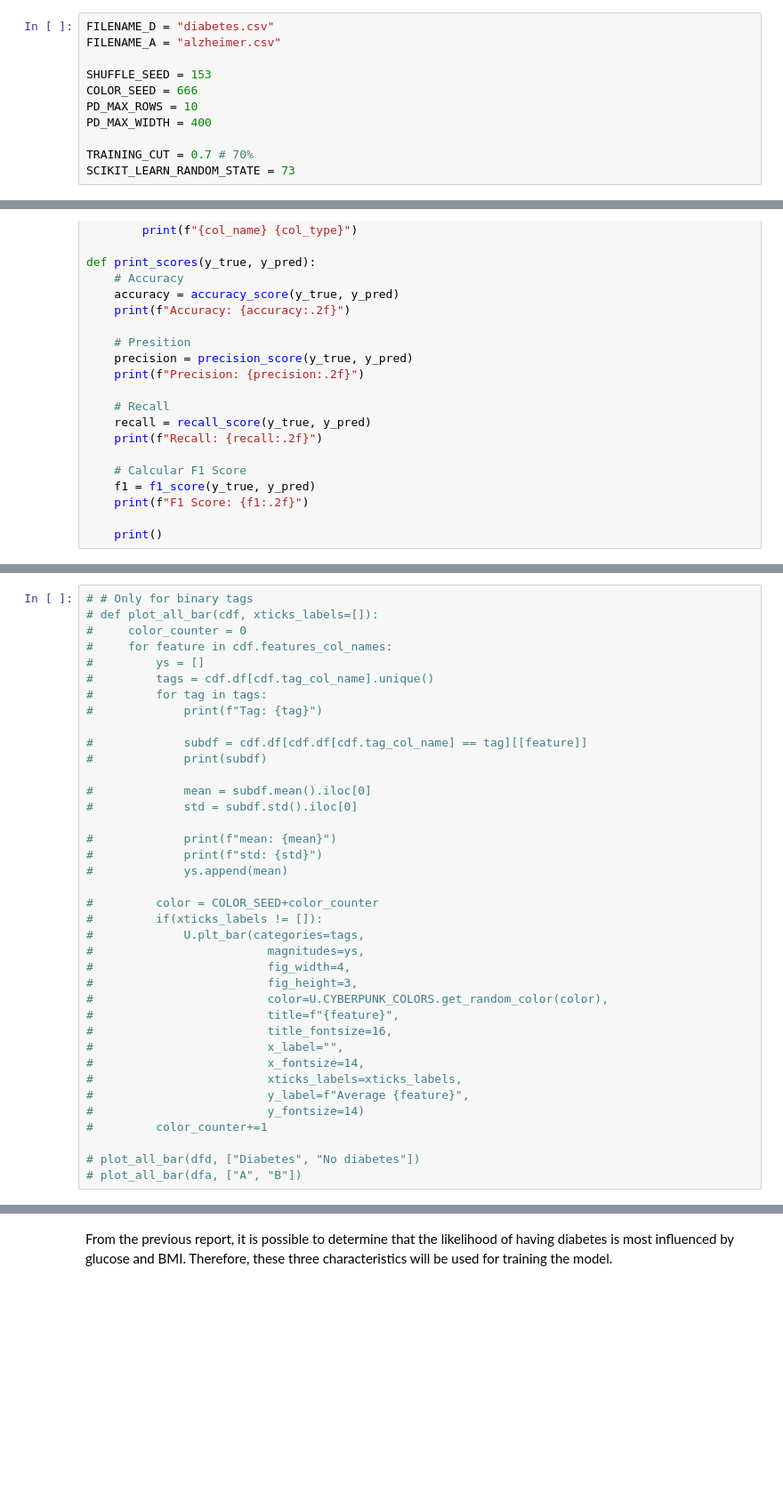
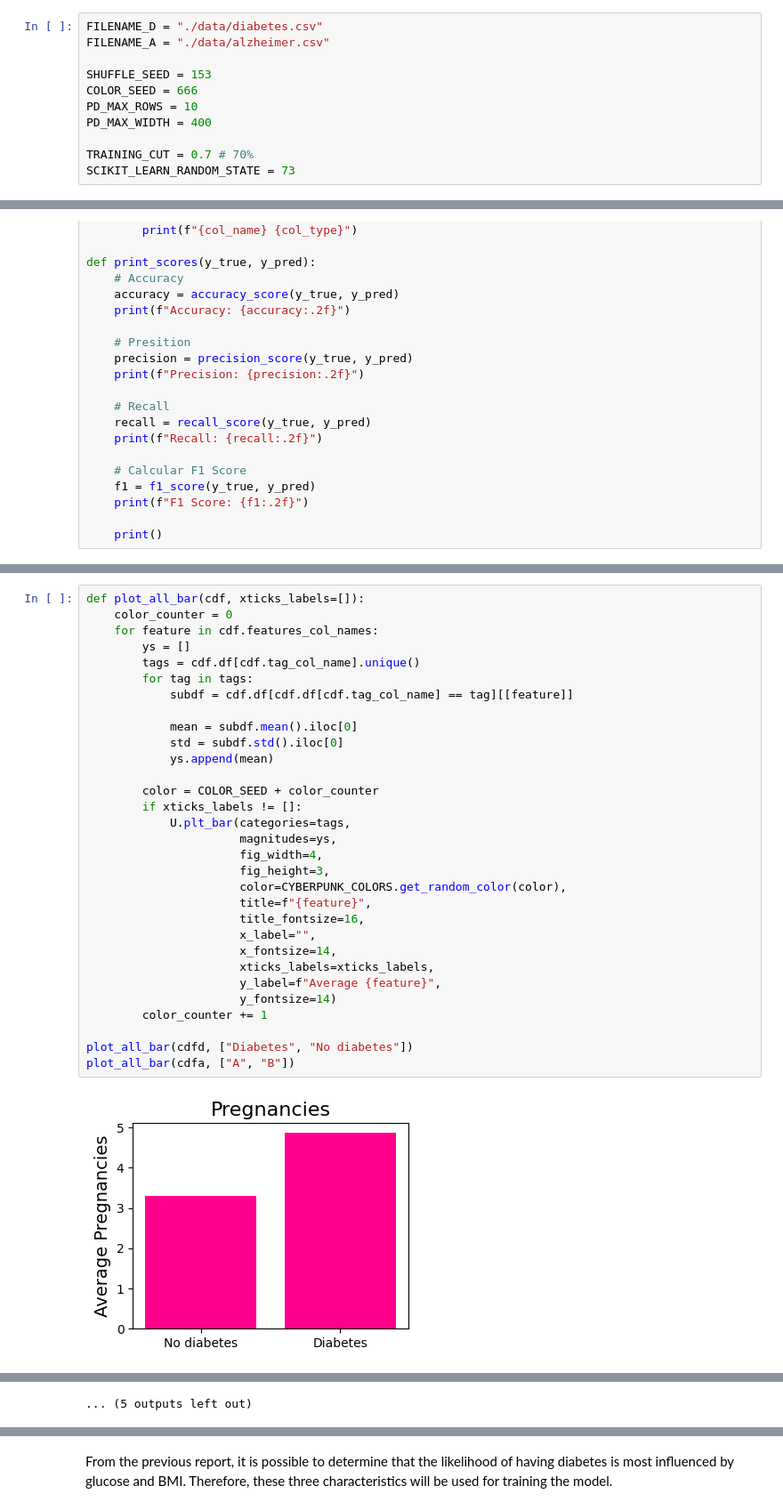
Before and after one commit to MajinLoop/IC6200_AI_P1, a Jupyter notebook: src/P2AI.ipynb, the cells around one changed output, grey strips where cells are left out. Shown: that part at 89% size. Cells and saved outputs as stored; diff of their text form; blank space fills up the shorter version.

```diff
--- a/src/P2AI.ipynb
+++ b/src/P2AI.ipynb
@@ -41,6 +74,6 @@ importlib.reload(Utils)
 # %%
-FILENAME_D = "diabetes.csv"
-FILENAME_A = "alzheimer.csv"
+FILENAME_D = "./data/diabetes.csv"
+FILENAME_A = "./data/alzheimer.csv"
 
 SHUFFLE_SEED = 153
 COLOR_SEED = 666
@@ -300,38 +337,33 @@ Now it is possible to perform logistic regression since the tags are only 0 or 1
 # %%
-# # Only for binary tags
-# def plot_all_bar(cdf, xticks_labels=[]):
-#     color_counter = 0
-#     for feature in cdf.features_col_names:
-#         ys = []
-#         tags = cdf.df[cdf.tag_col_name].unique()
-#         for tag in tags:
-#             print(f"Tag: {tag}")
+def plot_all_bar(cdf, xticks_labels=[]):
+    color_counter = 0
+    for feature in cdf.features_col_names:
+        ys = []
+        tags = cdf.df[cdf.tag_col_name].unique()
+        for tag in tags:
+            subdf = cdf.df[cdf.df[cdf.tag_col_name] == tag][[feature]]
 
-#             subdf = cdf.df[cdf.df[cdf.tag_col_name] == tag][[feature]]
-#             print(subdf)
+            mean = subdf.mean().iloc[0]
+            std = subdf.std().iloc[0]
+            ys.append(mean)
 
-#             mean = subdf.mean().iloc[0]
-#             std = subdf.std().iloc[0]
+        color = COLOR_SEED + color_counter
+        if xticks_labels != []:
+            U.plt_bar(categories=tags,
+                      magnitudes=ys,
+                      fig_width=4,
+                      fig_height=3,
+                      color=CYBERPUNK_COLORS.get_random_color(color),
+                      title=f"{feature}",
+                      title_fontsize=16,
+                      x_label="",
+                      x_fontsize=14,
+                      xticks_labels=xticks_labels,
+                      y_label=f"Average {feature}",
+                      y_fontsize=14)
+        color_counter += 1
 
-#             print(f"mean: {mean}")
-#             print(f"std: {std}")
-#             ys.append(mean)
-
-#         color = COLOR_SEED+color_counter
-#         if(xticks_labels != []):
-#             U.plt_bar(categories=tags,
-#                         magnitudes=ys,
-#                         fig_width=4,
-#                         fig_height=3,
-#                         color=U.CYBERPUNK_COLORS.get_random_color(color),
-#                         title=f"{feature}",
-#                         title_fontsize=16,
-#                         x_label="",
-#                         x_fontsize=14,
-#                         xticks_labels=xticks_labels,
-#                         y_label=f"Average {feature}",
-#                         y_fontsize=14)
-#         color_counter+=1
-
-# plot_all_bar(dfd, ["Diabetes", "No diabetes"])
-# plot_all_bar(dfa, ["A", "B"])
+plot_all_bar(cdfd, ["Diabetes", "No diabetes"])
+plot_all_bar(cdfa, ["A", "B"])
+# %% [output]
+[figure, added]
@@ -337,0 +381 @@ Now it is possible to perform logistic regression since the tags are only 0 or 1
+... (5 outputs left out)
```
Also changed, not shown: parts of 57 cells of this notebook, 5 other files.
